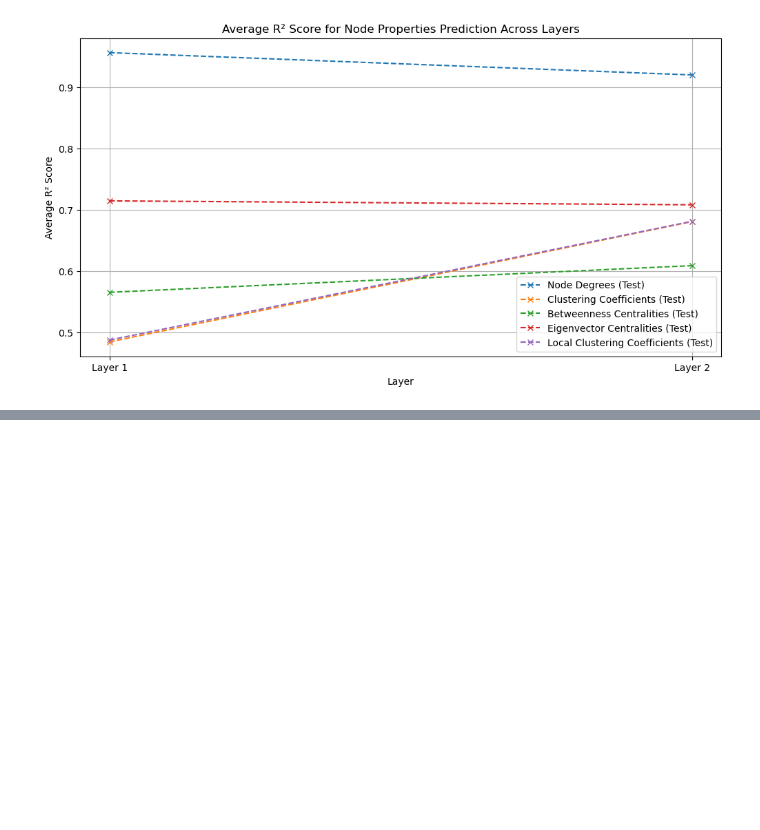
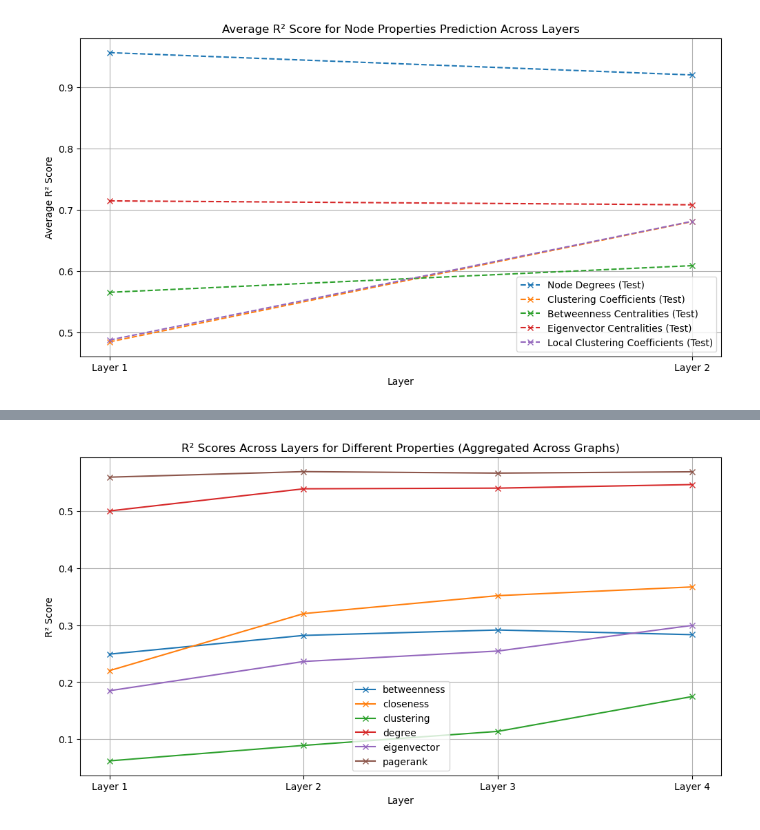
Before and after one commit to TomPelletreauDuris/Probing-GNN-representations, a Jupyter notebook: Probing_GIN.ipynb, the cells around one changed output, grey strips where cells are left out. Drawn from its saved outputs; the diff is of its cells as text; code cells hidden in the pictures; blank space fills up the shorter version.

```diff
--- a/Probing_GIN.ipynb
+++ b/Probing_GIN.ipynb
@@ -1041,0 +1088,2 @@ plt.grid(True)
+# %%
+train_features, test_features = gnn.evaluate_with_features2(return_node_embeddings=True)
@@ -1041,0 +1236,2 @@ plt.grid(True)
+# %%
+results_across_graphs = evaluate_layer_probes_across_graphs(train_features, test_features, train_node_properties, test_node_properties)
@@ -1041,0 +1256,35 @@ plt.grid(True)
+# %%
+import pickle as pkl
+import matplotlib.pyplot as plt
+def plot_results_across_graphs(results):
+    layers = sorted(set(result['layer'] for result in results))
+    properties = sorted(set(result['property'] for result in results))
+
+    plt.figure(figsize=(12, 6))  # Increase the figure size for better readability
+
+    for property_name in properties:
+        r2_scores = []
+        for layer in layers:
+            layer_results = [r for r in results if r['layer'] == layer and r['property'] == property_name]
+            # Calculate mean R² score for the layer
+            mean_r2 = np.mean([r['r2'] for r in layer_results])
+            # Set any R² value below -0.05 to -0.05
+            if mean_r2 < -0.05:
+                mean_r2 = -0.05
+            r2_scores.append(mean_r2)
+
+        # Plot the R² scores with crosses and lines, one line per property across all graphs
+        plt.plot(layers, r2_scores, marker='x', linestyle='-', label=property_name)
+
+    plt.title('R² Scores Across Layers for Different Properties (Aggregated Across Graphs)')
+    plt.xticks(layers, [f'Layer {i+1}' for i in layers])  # Set the x-axis labels to layer numbers
+    plt.xlabel('Layer')
+    plt.ylabel('R² Score')
+    plt.legend()
+    plt.grid(True)  # Add grid for better visibility of points and lines
+    plt.show()
+# %%
+# Plot the results across all graphs
+plot_results_across_graphs(results_across_graphs)
+# %% [output]
+[figure, added]
```
Also changed, not shown: parts of 12 cells of this notebook, 14 other files.
